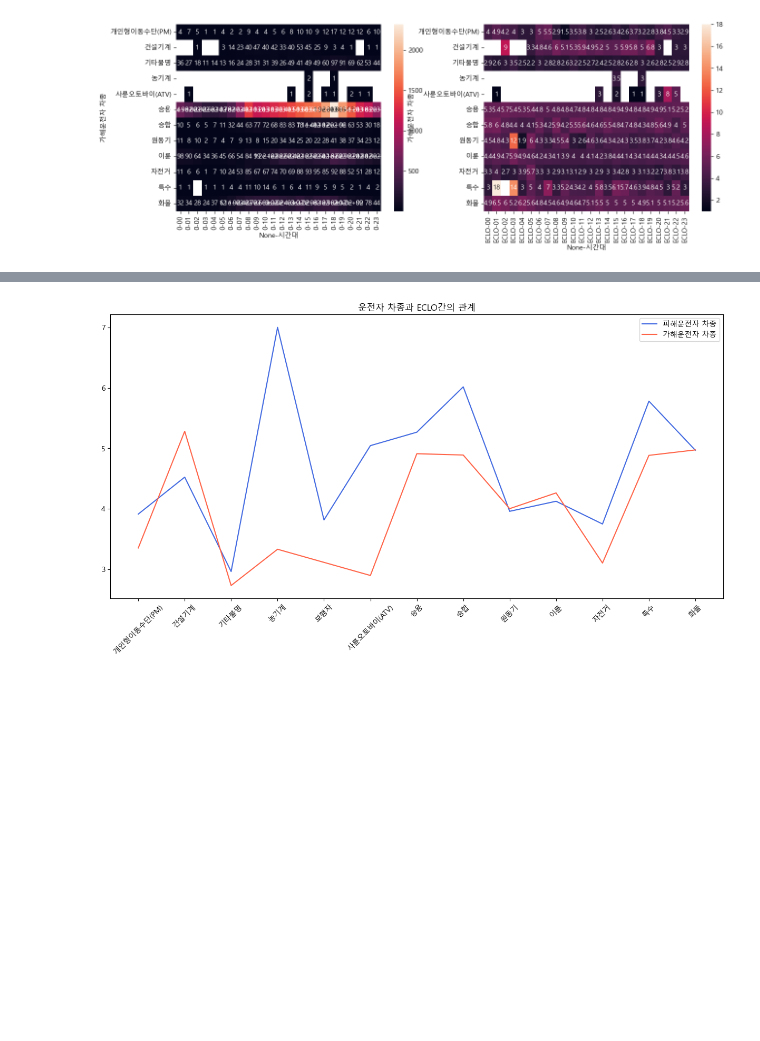
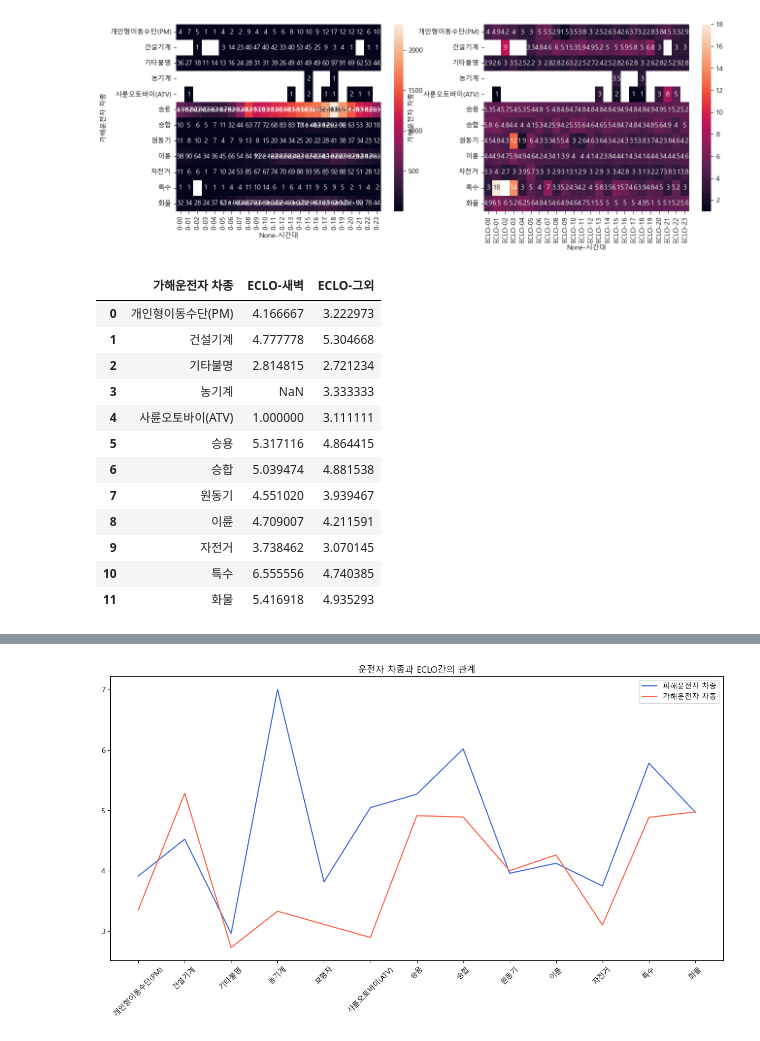
Before and after one commit to Boostcamp-AI-Tech-Recsys-team2/Prediction-of-Traffic-Accident-Victims-in-Daegu, a Jupyter notebook: EDA/EDA_CYH.ipynb, the cells around one changed output, grey strips where cells are left out. Cells and saved outputs as stored; diff of their text form; code cells hidden in the pictures; blank space fills up the shorter version.

```diff
--- a/EDA/EDA_CYH.ipynb
+++ b/EDA/EDA_CYH.ipynb
@@ -217,3 +217,26 @@ sns.heatmap(temp, annot = True, ax = axes[1])
 # %% [output]
 <Axes: xlabel='None-시간대', ylabel='가해운전자 차종'>
 [figure]
+# %%
+temp1 = train_df[train_df['새벽'] == '새벽']
+temp2 = train_df[train_df['새벽'] == '그 외']
+
+temp1 = temp1.groupby('가해운전자 차종')['ECLO'].mean().reset_index().rename(columns = {'ECLO' : 'ECLO-새벽'})
+temp2 = temp2.groupby('가해운전자 차종')['ECLO'].mean().reset_index().rename(columns = {'ECLO' : 'ECLO-그외'})
+
+temp = temp1.merge(temp2, how = 'outer')
+temp
+# %% [output]
+|  | 가해운전자 차종 | ECLO-새벽 | ECLO-그외 |
+| 0 | 개인형이동수단(PM) | 4.166667 | 3.222973 |
+| 1 | 건설기계 | 4.777778 | 5.304668 |
+| 2 | 기타불명 | 2.814815 | 2.721234 |
+| 3 | 농기계 | NaN | 3.333333 |
+| 4 | 사륜오토바이(ATV) | 1.000000 | 3.111111 |
+| 5 | 승용 | 5.317116 | 4.864415 |
+| 6 | 승합 | 5.039474 | 4.881538 |
+| 7 | 원동기 | 4.551020 | 3.939467 |
+| 8 | 이륜 | 4.709007 | 4.211591 |
+| 9 | 자전거 | 3.738462 | 3.070145 |
+| 10 | 특수 | 6.555556 | 4.740385 |
+| 11 | 화물 | 5.416918 | 4.935293 |
```
Also changed, not shown: parts of 3 cells of this notebook, 1 other file.
